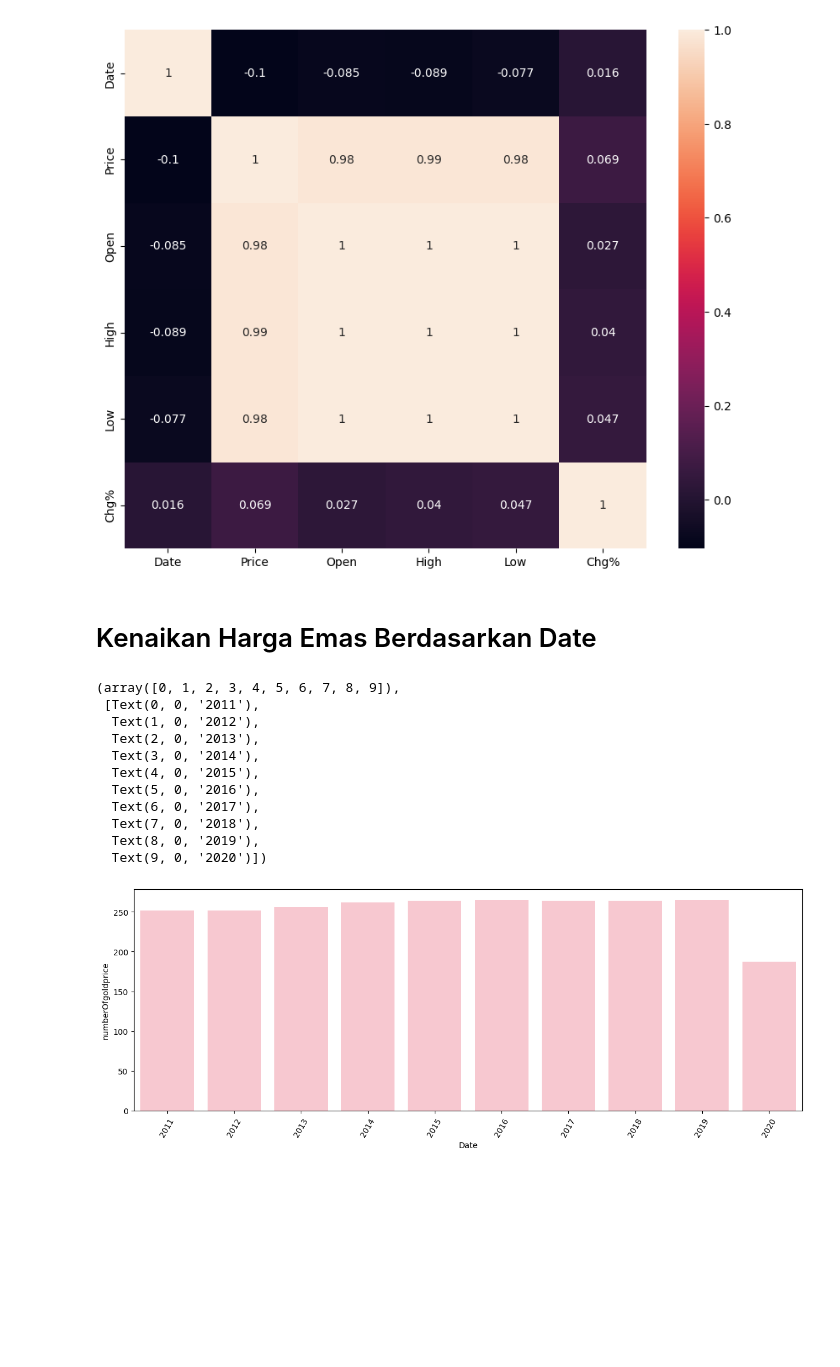
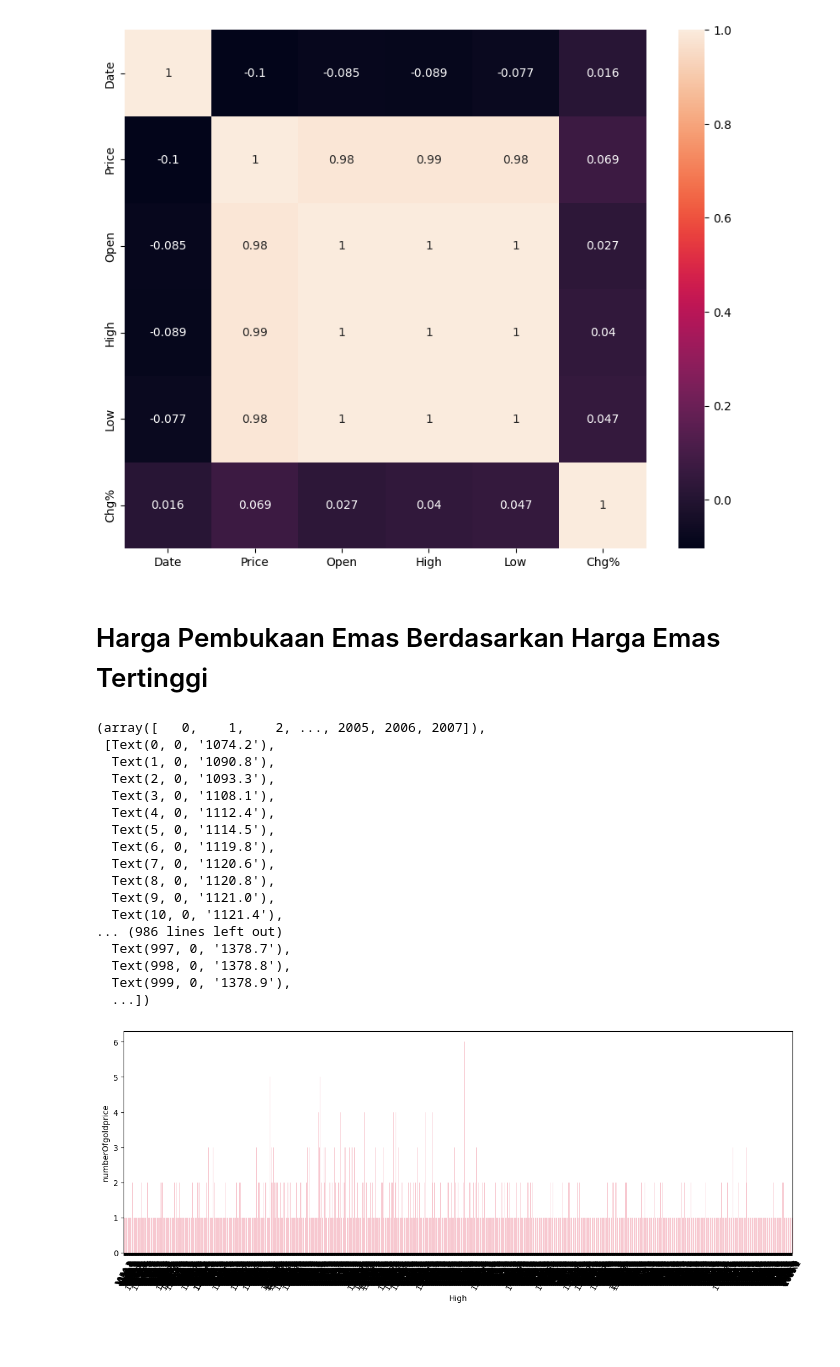
Before and after one commit to Nalaaa18/Estimasi-GoldPrice, a Jupyter notebook: estimasi_goldprice.ipynb, the cells around one changed output. Cells and saved outputs as stored; diff of their text form; code cells hidden in the pictures; blank space fills up the shorter version.

```diff
--- a/estimasi_goldprice.ipynb
+++ b/estimasi_goldprice.ipynb
@@ -73,28 +73,34 @@ sns.heatmap(df.corr(),annot=True)
 # %% [output]
 <Axes: >
 [figure]
-# %% [markdown]
-#  Kenaikan Harga Emas Berdasarkan Date
+# %% [markdown]
+#  Harga Pembukaan Emas Berdasarkan Harga Emas Tertinggi
 # %%
-models = df.groupby('Date').count()[['High']].sort_values(by='High',ascending=True).reset_index()
-models = models.rename(columns={'High':'numberOfgoldprice'})
+High = df.groupby('High').count()[['Open']].sort_values(by='Open',ascending=True).reset_index()
+High = High.rename(columns={'Open':'numberOfgoldprice'})
 # %%
 fig = plt.figure(figsize=(15,5))
-sns.barplot(x=models['Date'], y=models['numberOfgoldprice'], color='pink')
+sns.barplot(x=High['High'], y=High['numberOfgoldprice'], color='pink')
 plt.xticks(rotation=60)
 # %% [output]
-(array([0, 1, 2, 3, 4, 5, 6, 7, 8, 9]),
- [Text(0, 0, '2011'),
-  Text(1, 0, '2012'),
-  Text(2, 0, '2013'),
-  Text(3, 0, '2014'),
-  Text(4, 0, '2015'),
-  Text(5, 0, '2016'),
-  Text(6, 0, '2017'),
-  Text(7, 0, '2018'),
-  Text(8, 0, '2019'),
-  Text(9, 0, '2020')])
+(array([   0,    1,    2, ..., 2005, 2006, 2007]),
+ [Text(0, 0, '1074.2'),
+  Text(1, 0, '1090.8'),
+  Text(2, 0, '1093.3'),
+  Text(3, 0, '1108.1'),
+  Text(4, 0, '1112.4'),
+  Text(5, 0, '1114.5'),
+  Text(6, 0, '1119.8'),
+  Text(7, 0, '1120.6'),
+  Text(8, 0, '1120.8'),
+  Text(9, 0, '1121.0'),
+  Text(10, 0, '1121.4'),
+... (986 lines left out)
+  Text(997, 0, '1378.7'),
+  Text(998, 0, '1378.8'),
+  Text(999, 0, '1378.9'),
+  ...])
-[figure, old version]
+[figure, new version]
 # %% [markdown]
 #
 # %% [markdown]
```
Also changed, not shown: parts of 4 cells of this notebook.
